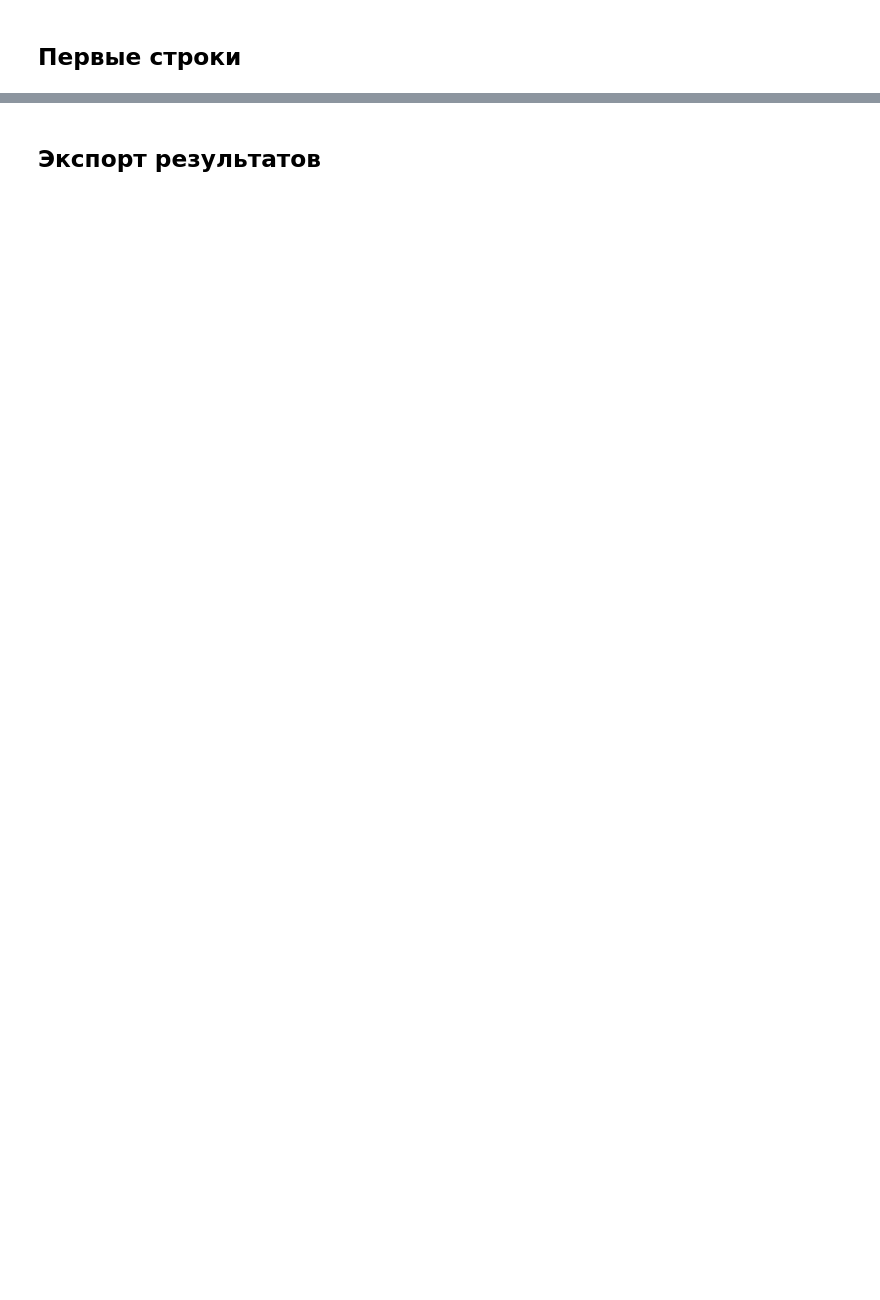
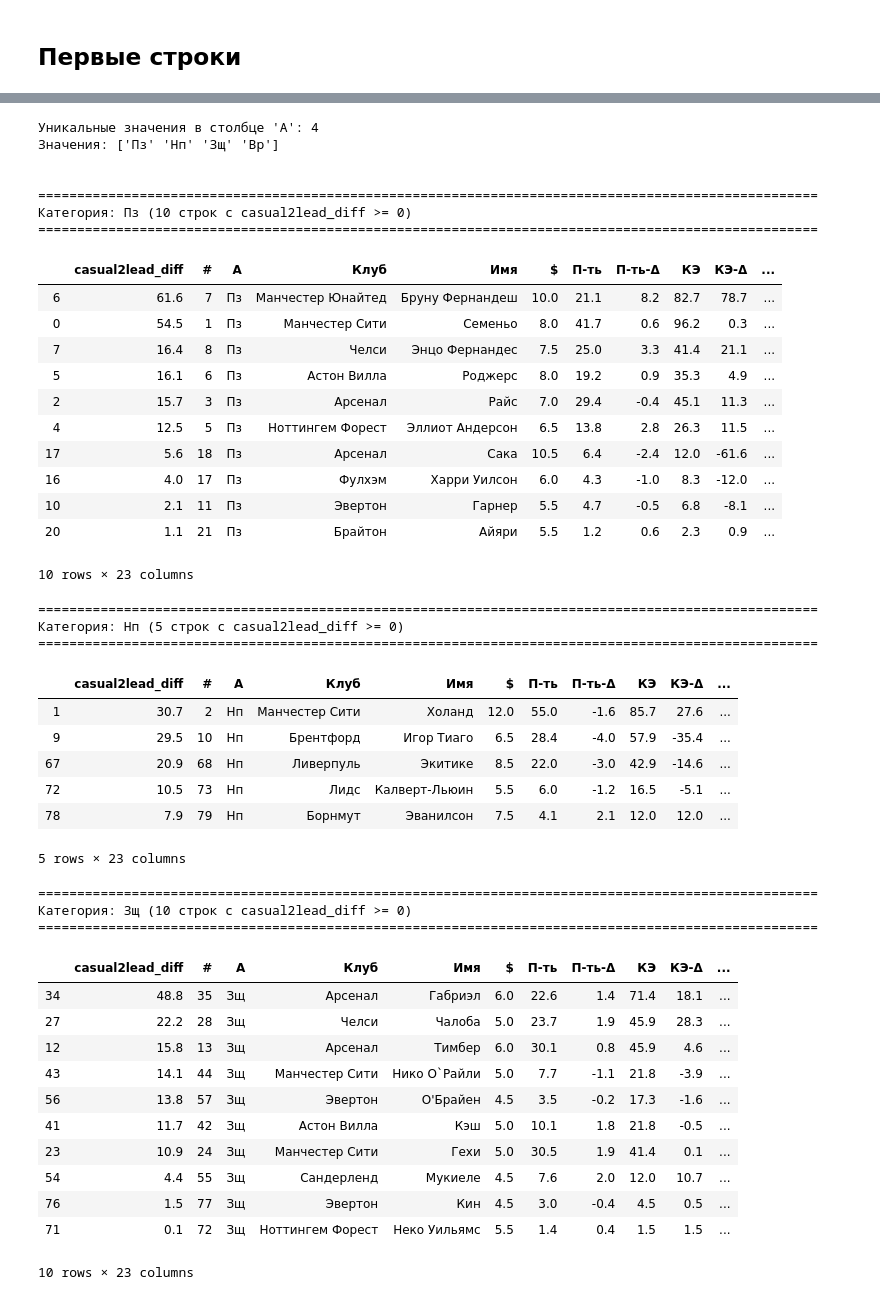
Before and after one commit to vladenec/web_scrapper_fantasy_sports, a Jupyter notebook: analyze_data.ipynb, the cells around one changed output, grey strips where cells are left out. Drawn from its saved outputs; the diff is of its cells as text; code cells hidden in the pictures; blank space fills up the shorter version.

```diff
--- a/analyze_data.ipynb
+++ b/analyze_data.ipynb
@@ -149,2 +92,0 @@ ToF: 63
-# %% [markdown]
-## Экспорт результатов
@@ -156,0 +93,78 @@ print("✓ Анализ завершен!")
+# %%
+# Получить уникальные значения из столбца A (первого столбца)
+first_col_name = df.columns[1]
+unique_values = df[first_col_name].unique()
+
+print(f"Уникальные значения в столбце '{first_col_name}': {len(unique_values)}")
+print(f"Значения: {unique_values}\n")
+
+# Вывести таблицы для каждого уникального значения
+for value in unique_values:
+    filtered_df = df[df[first_col_name] == value].copy()
+
+    # Фильтр: casual2lead_diff должен быть >= 0
+    filtered_df = filtered_df[filtered_df['casual2lead_diff'] >= 0]
+
+    # Пропускаем если нет подходящих строк
+    if len(filtered_df) == 0:
+        continue
+
+    # Переместить casual2lead_diff на первое место
+    cols = filtered_df.columns.tolist()
+    if 'casual2lead_diff' in cols:
+        cols.remove('casual2lead_diff')
+        cols = ['casual2lead_diff'] + cols
+        filtered_df = filtered_df[cols].head(10)
+
+    # Отсортировать по casual2lead_diff по убыванию
+    filtered_df = filtered_df.sort_values(by='casual2lead_diff', ascending=False)
+
+    print(f"\n{'='*100}")
+    print(f"Категория: {value} ({len(filtered_df)} строк с casual2lead_diff >= 0)")
+    print(f"{'='*100}")
+    display(filtered_df)
+# %% [output]
+Уникальные значения в столбце 'А': 4
+Значения: ['Пз' 'Нп' 'Зщ' 'Вр']
+
+
+====================================================================================================
+Категория: Пз (10 строк с casual2lead_diff >= 0)
+====================================================================================================
+|  | casual2lead_diff | # | А | Клуб | Имя | $ | П-ть | П-ть-Δ | КЭ | КЭ-Δ | ... |
+| 6 | 61.6 | 7 | Пз | Манчестер Юнайтед | Бруну Фернандеш | 10.0 | 21.1 | 8.2 | 82.7 | 78.7 | ... |
+| 0 | 54.5 | 1 | Пз | Манчестер Сити | Семеньо | 8.0 | 41.7 | 0.6 | 96.2 | 0.3 | ... |
+| 7 | 16.4 | 8 | Пз | Челси | Энцо Фернандес | 7.5 | 25.0 | 3.3 | 41.4 | 21.1 | ... |
+| 5 | 16.1 | 6 | Пз | Астон Вилла | Роджерс | 8.0 | 19.2 | 0.9 | 35.3 | 4.9 | ... |
+| 2 | 15.7 | 3 | Пз | Арсенал | Райс | 7.0 | 29.4 | -0.4 | 45.1 | 11.3 | ... |
+| 4 | 12.5 | 5 | Пз | Ноттингем Форест | Эллиот Андерсон | 6.5 | 13.8 | 2.8 | 26.3 | 11.5 | ... |
+| 17 | 5.6 | 18 | Пз | Арсенал | Сака | 10.5 | 6.4 | -2.4 | 12.0 | -61.6 | ... |
+| 16 | 4.0 | 17 | Пз | Фулхэм | Харри Уилсон | 6.0 | 4.3 | -1.0 | 8.3 | -12.0 | ... |
+| 10 | 2.1 | 11 | Пз | Эвертон | Гарнер | 5.5 | 4.7 | -0.5 | 6.8 | -8.1 | ... |
+| 20 | 1.1 | 21 | Пз | Брайтон | Айяри | 5.5 | 1.2 | 0.6 | 2.3 | 0.9 | ... |
+10 rows × 23 columns
+====================================================================================================
+Категория: Нп (5 строк с casual2lead_diff >= 0)
+====================================================================================================
+|  | casual2lead_diff | # | А | Клуб | Имя | $ | П-ть | П-ть-Δ | КЭ | КЭ-Δ | ... |
+| 1 | 30.7 | 2 | Нп | Манчестер Сити | Холанд | 12.0 | 55.0 | -1.6 | 85.7 | 27.6 | ... |
+| 9 | 29.5 | 10 | Нп | Брентфорд | Игор Тиаго | 6.5 | 28.4 | -4.0 | 57.9 | -35.4 | ... |
+| 67 | 20.9 | 68 | Нп | Ливерпуль | Экитике | 8.5 | 22.0 | -3.0 | 42.9 | -14.6 | ... |
+| 72 | 10.5 | 73 | Нп | Лидс | Калверт-Льюин | 5.5 | 6.0 | -1.2 | 16.5 | -5.1 | ... |
+| 78 | 7.9 | 79 | Нп | Борнмут | Эванилсон | 7.5 | 4.1 | 2.1 | 12.0 | 12.0 | ... |
+5 rows × 23 columns
+====================================================================================================
+Категория: Зщ (10 строк с casual2lead_diff >= 0)
+====================================================================================================
+|  | casual2lead_diff | # | А | Клуб | Имя | $ | П-ть | П-ть-Δ | КЭ | КЭ-Δ | ... |
+| 34 | 48.8 | 35 | Зщ | Арсенал | Габриэл | 6.0 | 22.6 | 1.4 | 71.4 | 18.1 | ... |
+| 27 | 22.2 | 28 | Зщ | Челси | Чалоба | 5.0 | 23.7 | 1.9 | 45.9 | 28.3 | ... |
+| 12 | 15.8 | 13 | Зщ | Арсенал | Тимбер | 6.0 | 30.1 | 0.8 | 45.9 | 4.6 | ... |
+| 43 | 14.1 | 44 | Зщ | Манчестер Сити | Нико О`Райли | 5.0 | 7.7 | -1.1 | 21.8 | -3.9 | ... |
+| 56 | 13.8 | 57 | Зщ | Эвертон | О'Брайен | 4.5 | 3.5 | -0.2 | 17.3 | -1.6 | ... |
+| 41 | 11.7 | 42 | Зщ | Астон Вилла | Кэш | 5.0 | 10.1 | 1.8 | 21.8 | -0.5 | ... |
+| 23 | 10.9 | 24 | Зщ | Манчестер Сити | Гехи | 5.0 | 30.5 | 1.9 | 41.4 | 0.1 | ... |
+| 54 | 4.4 | 55 | Зщ | Сандерленд | Мукиеле | 4.5 | 7.6 | 2.0 | 12.0 | 10.7 | ... |
+| 76 | 1.5 | 77 | Зщ | Эвертон | Кин | 4.5 | 3.0 | -0.4 | 4.5 | 0.5 | ... |
+| 71 | 0.1 | 72 | Зщ | Ноттингем Форест | Неко Уильямс | 5.5 | 1.4 | 0.4 | 1.5 | 1.5 | ... |
+10 rows × 23 columns
```
Also changed, not shown: parts of 9 cells of this notebook, 2 other files.
